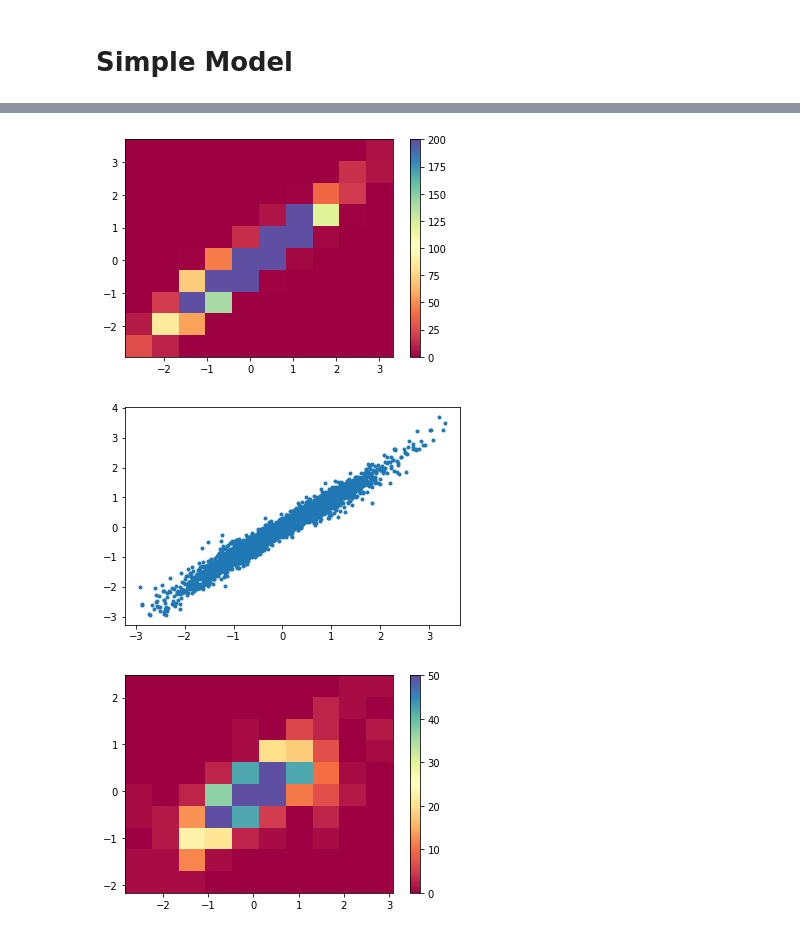
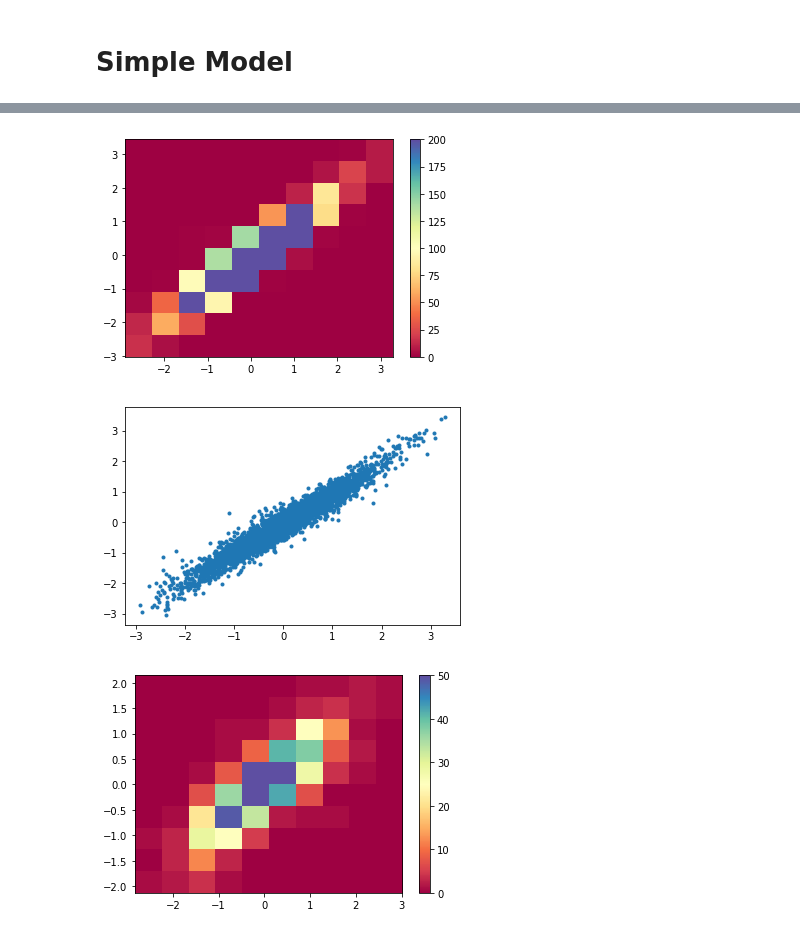
Before and after one commit to paula-gradu/El-Nino, a Jupyter notebook: Time Series Prediction Multiple T.ipynb, the cells around one changed output, grey strips where cells are left out. Saved outputs shown, nothing was run; the diff lists cells and outputs as text; code cells hidden in the pictures.

```diff
--- a/Time Series Prediction Multiple T.ipynb
+++ b/Time Series Prediction Multiple T.ipynb
@@ -60,7 +60,7 @@ oanm = ONI(anm)
 # %% [markdown]
 # Data Preparation
 # %%
-T = 12      # prediction timeline
+T = 12 * 6      # prediction timeline
 H = 48   # history used for prediction
 signal = np.array(nino34)   # data used for training/testing
 length = signal.shape[0]    # number of data points
@@ -79,9 +79,9 @@ data = np.ndarray((size, H))
 for i in range(size):
     data[i] = signal[i:(i + H)]
 
-labels = np.ndarray((size, 12), dtype = np.float64)
+labels = np.ndarray((size, T), dtype = np.float64)
 
-for t in range(12):
+for t in range(T):
     for i in range(size):
         labels[i,t] = anm[i + H + t]
 
@@ -116,7 +116,7 @@ model = tf.keras.models.Sequential([
                   tf.keras.layers.Dropout(d),
                   tf.keras.layers.Dense(N3,  kernel_initializer='normal', activation = tf.nn.relu),
                   tf.keras.layers.Dropout(d),
-                  tf.keras.layers.Dense(12,  kernel_initializer='normal', activation = 'linear')
+                  tf.keras.layers.Dense(T,  kernel_initializer='normal', activation = 'linear')
         ])
 
 model.reset_states()
@@ -125,7 +125,7 @@ model.compile(optimizer='adam',
                     loss='mae',
                     metrics=['mse', 'mae'])
 
-model.fit(train, train_labels, epochs = epochs, verbose = 1)
+history = model.fit(train, train_labels, epochs = epochs, verbose = 0)
 (loss, mse, mae) = model.evaluate(val, val_labels, verbose = 0)
 
 print(mse, mae)
@@ -150,19 +141,18 @@ Epoch 60/60
 # %%
 pred = model.predict(train)
 # %%
-T0 = 11
-plt.hist2d(train_labels[:,T0], pred[:,T0], cmap = plt.cm.Spectral, vmax = 200);
+plt.hist2d(train_labels[:,-1], pred[:,-1], cmap = plt.cm.Spectral, vmax = 200);
 plt.colorbar();
 # %% [output]
-[figure, old version]
+[figure, new version]
 # %%
-plt.plot(train_labels[:,T0], pred[:,T0], ".");
+plt.plot(train_labels[:,-1], pred[:,-1], ".");
 # %% [output]
-[figure, old version]
+[figure, new version]
 # %%
 pred_val = model.predict(val)
 # %%
-plt.hist2d(val_labels[:,T0], pred_val[:,T0], cmap = plt.cm.Spectral, vmax = 50);
+plt.hist2d(val_labels[:,-1], pred_val[:,-1], cmap = plt.cm.Spectral, vmax = 50);
 plt.colorbar();
 # %% [output]
-[figure, old version]
+[figure, new version]
```
Also changed, not shown: parts of 11 cells of this notebook, 1 other file.
